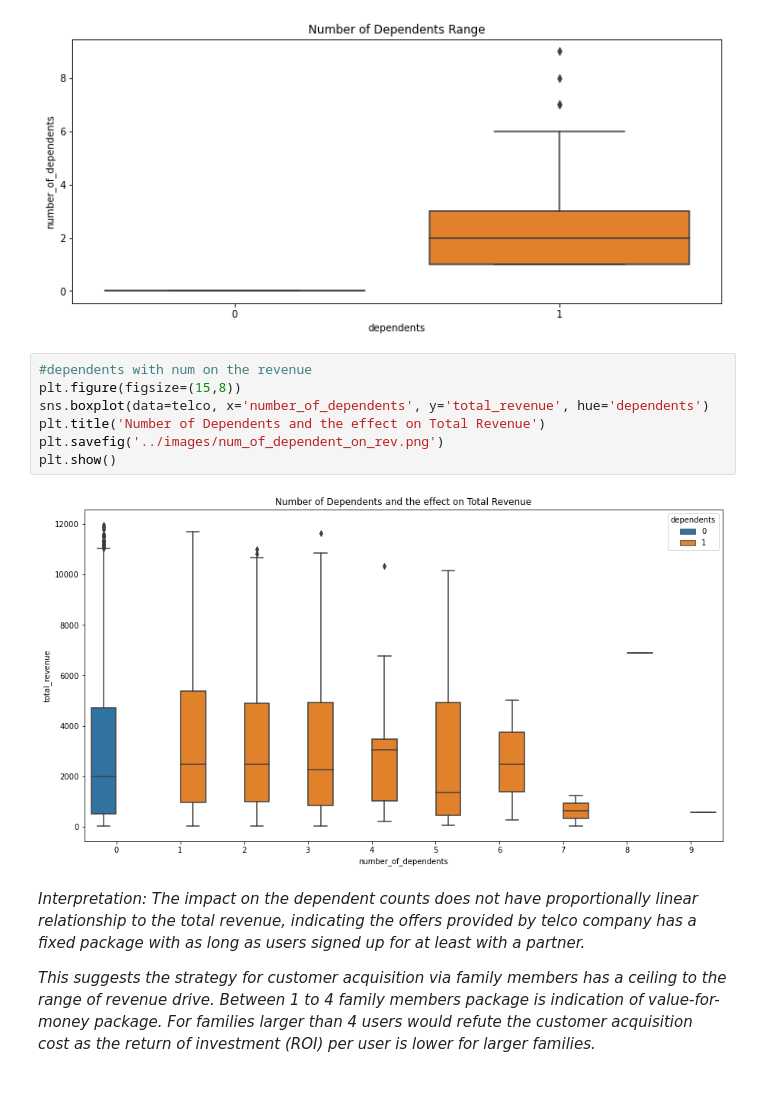
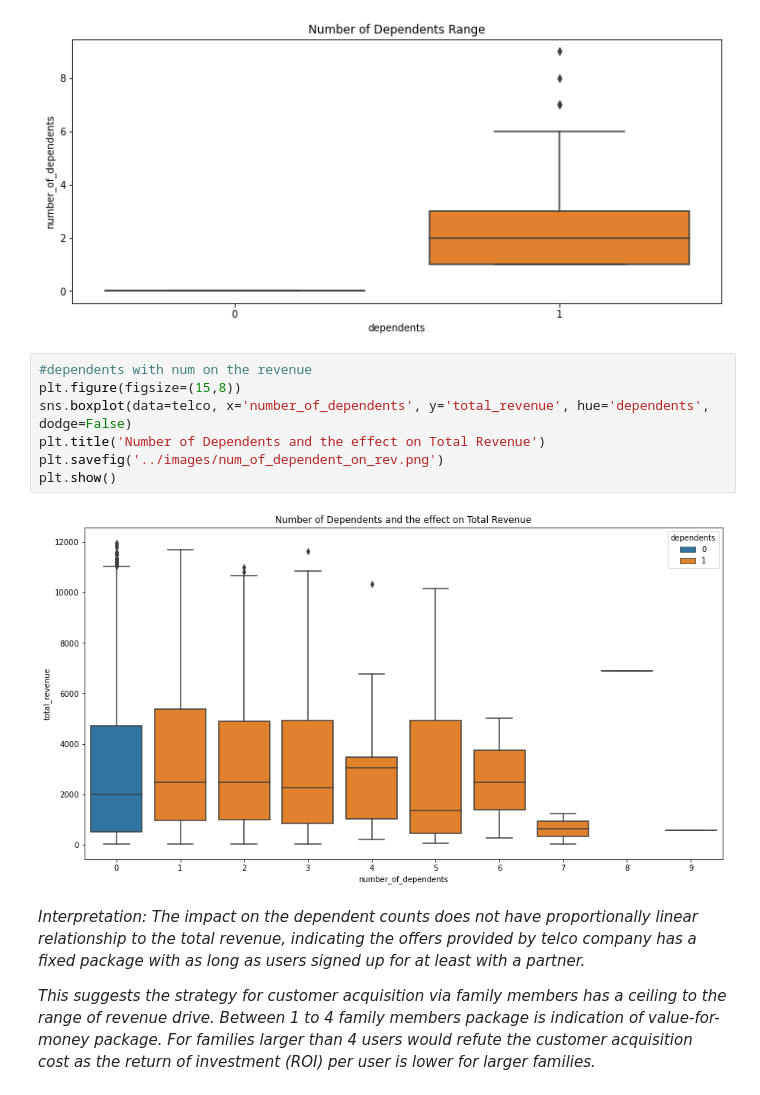
Before and after one commit to JeanLiew/Customer_Attrition_Model, a Jupyter notebook: code/02_EDA.ipynb, the cells around one changed output. Saved outputs shown, nothing was run; the diff lists cells and outputs as text.

```diff
--- a/code/02_EDA.ipynb
+++ b/code/02_EDA.ipynb
@@ -391,12 +391,12 @@ plt.show()
 # %%
 #dependents with num on the revenue
 plt.figure(figsize=(15,8))
-sns.boxplot(data=telco, x='number_of_dependents', y='total_revenue', hue='dependents')
+sns.boxplot(data=telco, x='number_of_dependents', y='total_revenue', hue='dependents', dodge=False)
 plt.title('Number of Dependents and the effect on Total Revenue')
 plt.savefig('../images/num_of_dependent_on_rev.png')
 plt.show()
 # %% [output]
-[figure, old version]
+[figure, new version]
 # %% [markdown]
 *Interpretation: The impact on the dependent counts does not have proportionally linear relationship to the total revenue, indicating the offers provided by telco company has a fixed package with as long as users signed up for at least with a partner.*
 
```
Also changed, not shown: parts of 18 cells of this notebook, 23 other files.
